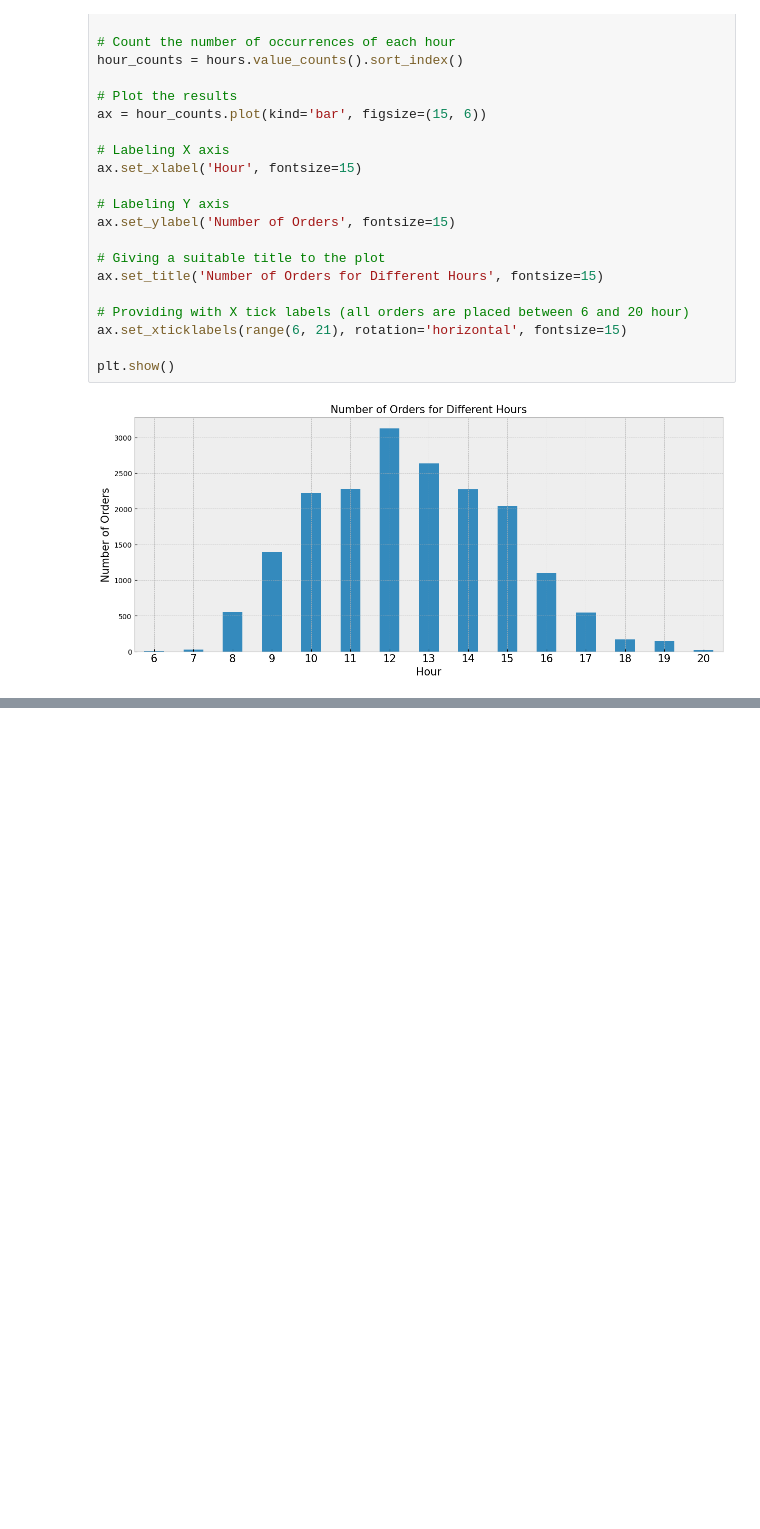
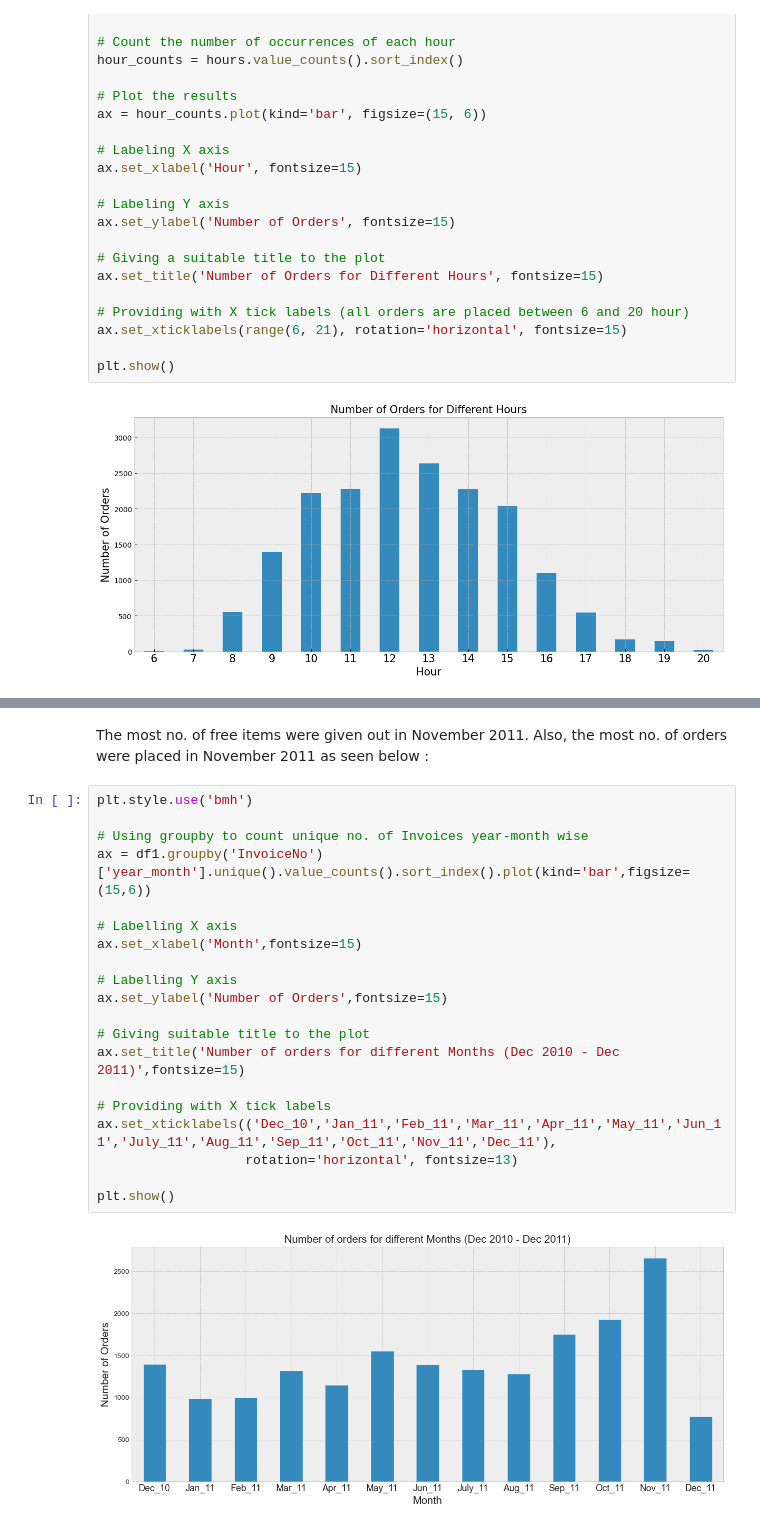
Before and after one commit to LeonardoSMSoares/Recommender-Systems-with-Python, a Jupyter notebook: Applied Recommender Systems with Python/Ch2 - Market Basket Analysis.ipynb, the cells around one changed output, grey strips where cells are left out. Drawn from its saved outputs; the diff is of its cells as text; blank space fills up the shorter version.

```diff
--- a/Applied Recommender Systems with Python/Ch2 - Market Basket Analysis.ipynb
+++ b/Applied Recommender Systems with Python/Ch2 - Market Basket Analysis.ipynb
@@ -320,0 +434,24 @@ plt.show()
+# %% [markdown]
+The most no. of free items were given out in November 2011. Also, the most no. of orders were placed in November 2011 as seen below :
+# %%
+plt.style.use('bmh')
+
+# Using groupby to count unique no. of Invoices year-month wise
+ax = df1.groupby('InvoiceNo')['year_month'].unique().value_counts().sort_index().plot(kind='bar',figsize=(15,6))
+
+# Labelling X axis
+ax.set_xlabel('Month',fontsize=15)
+
+# Labelling Y axis
+ax.set_ylabel('Number of Orders',fontsize=15)
+
+# Giving suitable title to the plot
+ax.set_title('Number of orders for different Months (Dec 2010 - Dec 2011)',fontsize=15)
+
+# Providing with X tick labels
+ax.set_xticklabels(('Dec_10','Jan_11','Feb_11','Mar_11','Apr_11','May_11','Jun_11','July_11','Aug_11','Sep_11','Oct_11','Nov_11','Dec_11'),
+                   rotation='horizontal', fontsize=13)
+
+plt.show()
+# %% [output]
+[figure, added]
```
Also changed, not shown: parts of 53 cells of this notebook, 5 other files.
